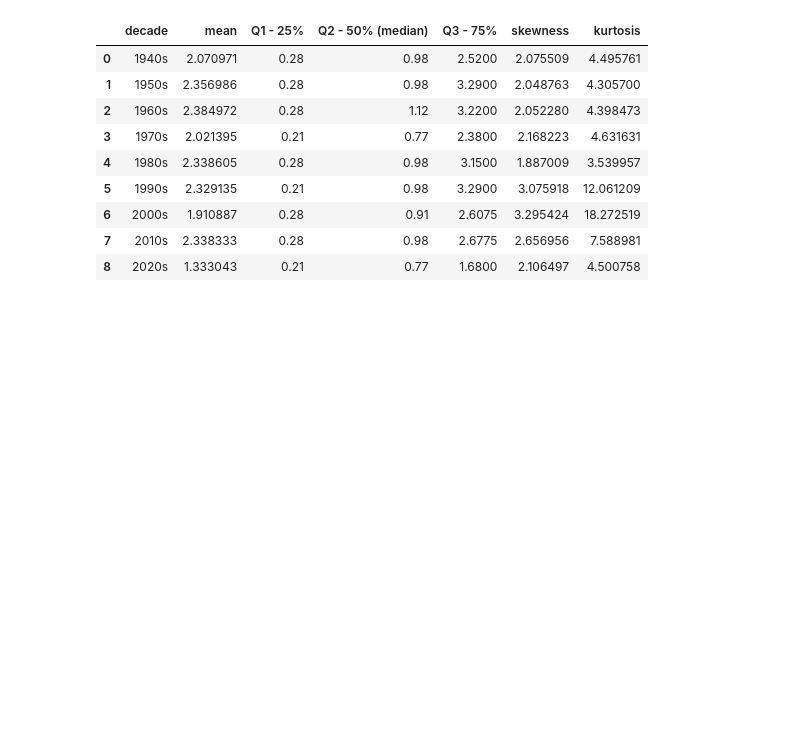
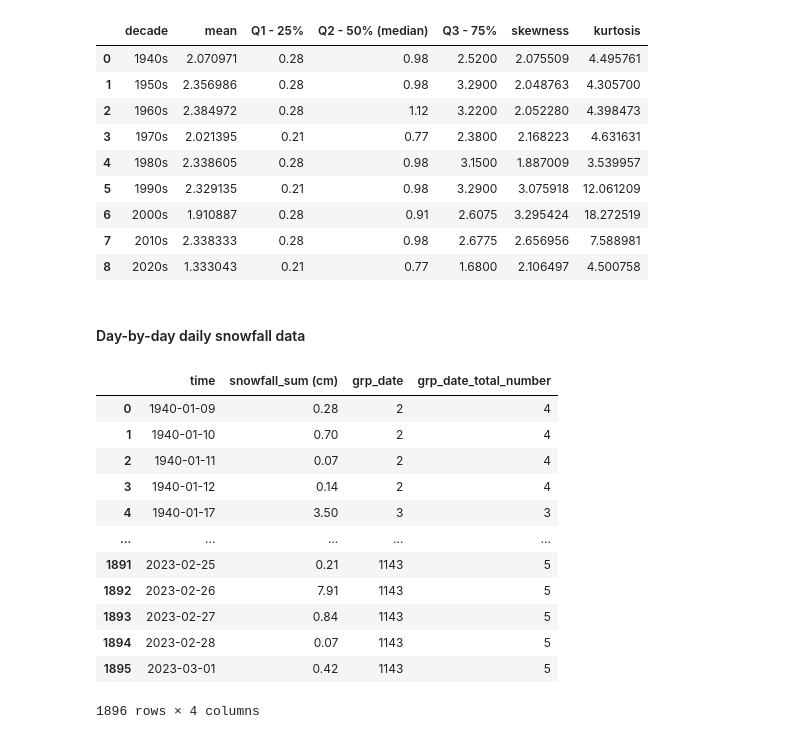
Before and after one commit to cimbaIG/Weather_data_Zagreb, a Jupyter notebook: weather_data_zagreb.ipynb, the cells around one changed output. Cells and saved outputs as stored; diff of their text form; code cells hidden in the pictures; blank space fills up the shorter version.

```diff
--- a/weather_data_zagreb.ipynb
+++ b/weather_data_zagreb.ipynb
@@ -1892,3 +1892,5 @@ stat_chars_of_snowfall_sum_data
 | 6 | 2000s | 1.910887 | 0.28 | 0.91 | 2.6075 | 3.295424 | 18.272519 |
 | 7 | 2010s | 2.338333 | 0.28 | 0.98 | 2.6775 | 2.656956 | 7.588981 |
 | 8 | 2020s | 1.333043 | 0.21 | 0.77 | 1.6800 | 2.106497 | 4.500758 |
+# %% [markdown]
+#### Day-by-day daily snowfall data
@@ -1894,0 +1904,21 @@ stat_chars_of_snowfall_sum_data
+# %%
+# Join dataframes on grp_date column values
+df = snow_data.join(num_of_consecutive_snowy_days, on="grp_date", lsuffix="", rsuffix="_total_number")
+# Consider only that days with number larger than 1, i.e. we shall consider two or more consecutive days
+consecutive_snowy_days = df[df["grp_date_total_number"] > 1].reset_index(drop=True)
+# Print consecutive snowy days dataframe
+consecutive_snowy_days
+# %% [output]
+|  | time | snowfall_sum (cm) | grp_date | grp_date_total_number |
+| 0 | 1940-01-09 | 0.28 | 2 | 4 |
+| 1 | 1940-01-10 | 0.70 | 2 | 4 |
+| 2 | 1940-01-11 | 0.07 | 2 | 4 |
+| 3 | 1940-01-12 | 0.14 | 2 | 4 |
+| 4 | 1940-01-17 | 3.50 | 3 | 3 |
+| ... | ... | ... | ... | ... |
+| 1891 | 2023-02-25 | 0.21 | 1143 | 5 |
+| 1892 | 2023-02-26 | 7.91 | 1143 | 5 |
+| 1893 | 2023-02-27 | 0.84 | 1143 | 5 |
+| 1894 | 2023-02-28 | 0.07 | 1143 | 5 |
+| 1895 | 2023-03-01 | 0.42 | 1143 | 5 |
+1896 rows × 4 columns
```
Also changed, not shown: parts of 11 cells of this notebook, 30 other files.
